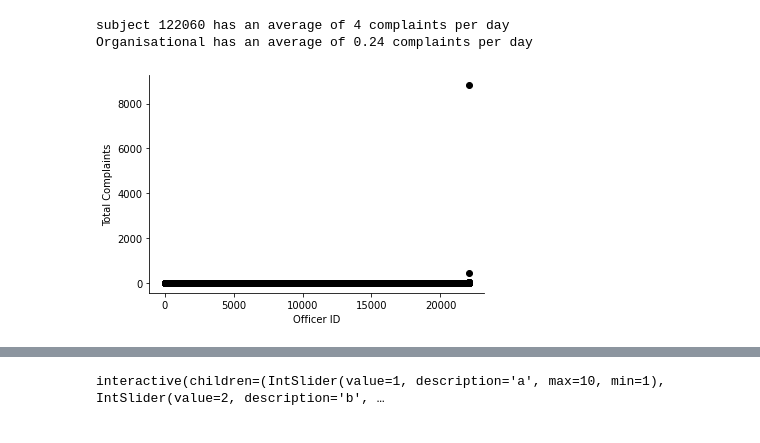
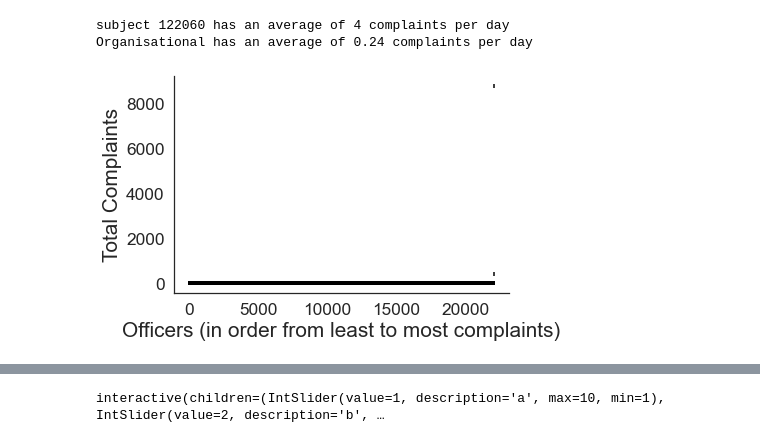
Before and after one commit to veronikasamborska1994/data_analysis_example_OWD, a Jupyter notebook: src/police_complaints.ipynb, the cells around one changed output, grey strips where cells are left out. Cells and saved outputs as stored; diff of their text form; code cells hidden in the pictures.

```diff
--- a/src/police_complaints.ipynb
+++ b/src/police_complaints.ipynb
@@ -20,2 +21,2 @@ Note that there is an issue with this dataset. The data file contains 3 columns:
 # %%
-case_ref, officer_id, complaints_per_case = load_police_data()
+case_ref, officer_id = load_police_data()
@@ -22,11 +27,14 @@ case_ref, officer_id, complaints_per_case = load_police_data()
 # %%
 sorted_cases, sorted_ids  = inspect_data(case_ref, officer_id, complaints_per_case)
-plt.scatter(np.arange(len(sorted_cases)),sorted_cases, color = 'black'); sns.despine()
-plt.xlabel('Officer ID'); plt.ylabel('Total Complaints')
+
+plt.scatter(np.arange(len(sorted_cases)),sorted_cases, color = 'black', marker = "|", s = 10); sns.despine()
+plt.xlabel('Officers (in order from least to most complaints)'); plt.ylabel('Total Complaints')
 
 print(str(sorted_ids[-1]) + ' has an average of ' + str(int(sorted_cases[-1]/5/365)) + ' complaints per day')
 print(str(sorted_ids[-2]) + ' has an average of ' + str(np.round(sorted_cases[-2]/5/365,2)) + ' complaints per day')
+
+sorted_cases_cl = sorted_cases[:-2]; sorted_ids_cl = sorted_ids[:-2] # exclude the last two subjects
 # %% [output]
 subject 122060 has an average of 4 complaints per day
 Organisational has an average of 0.24 complaints per day
-[figure, old version]
+[figure, new version]
```
Also changed, not shown: parts of 25 cells of this notebook, 4 other files.
